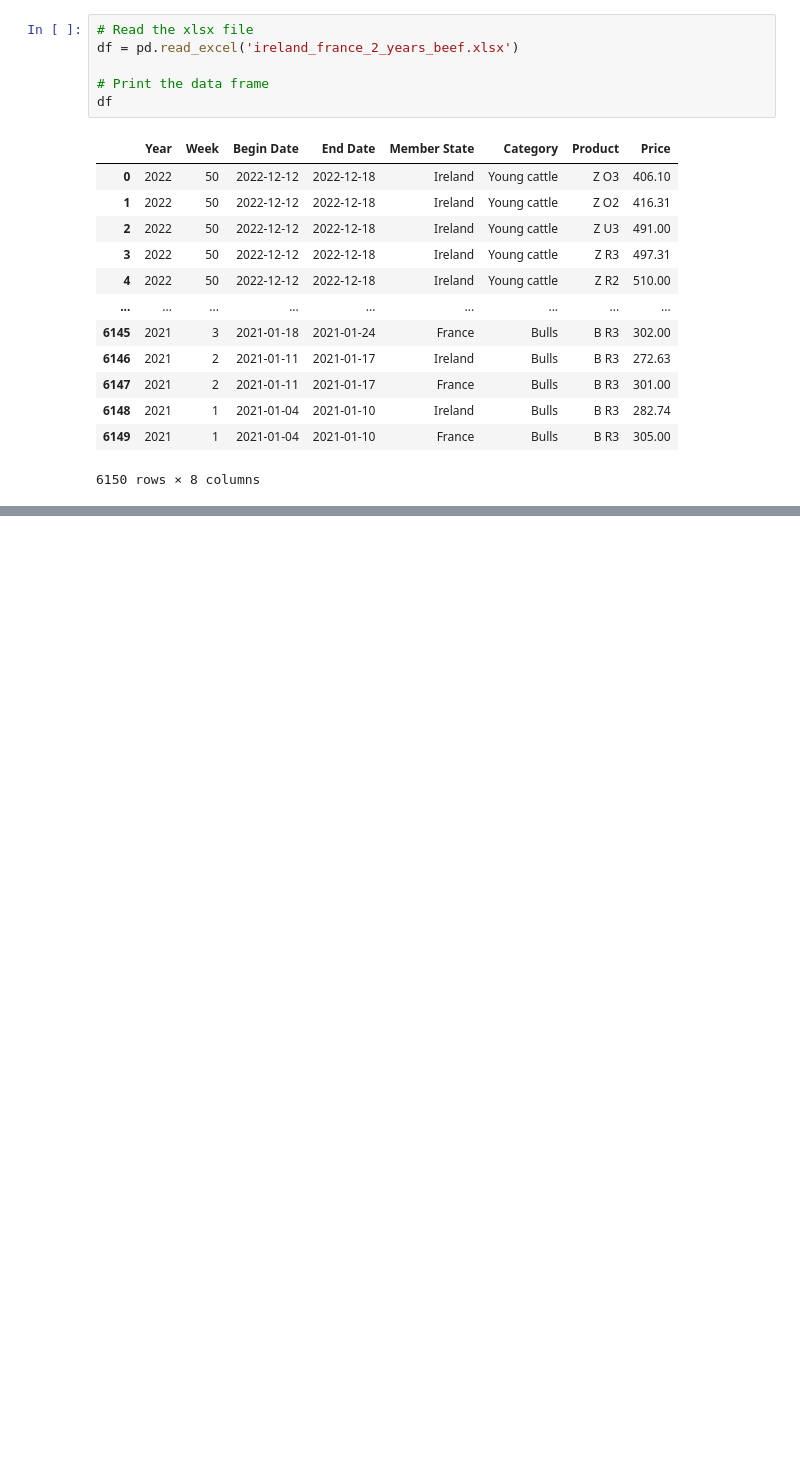
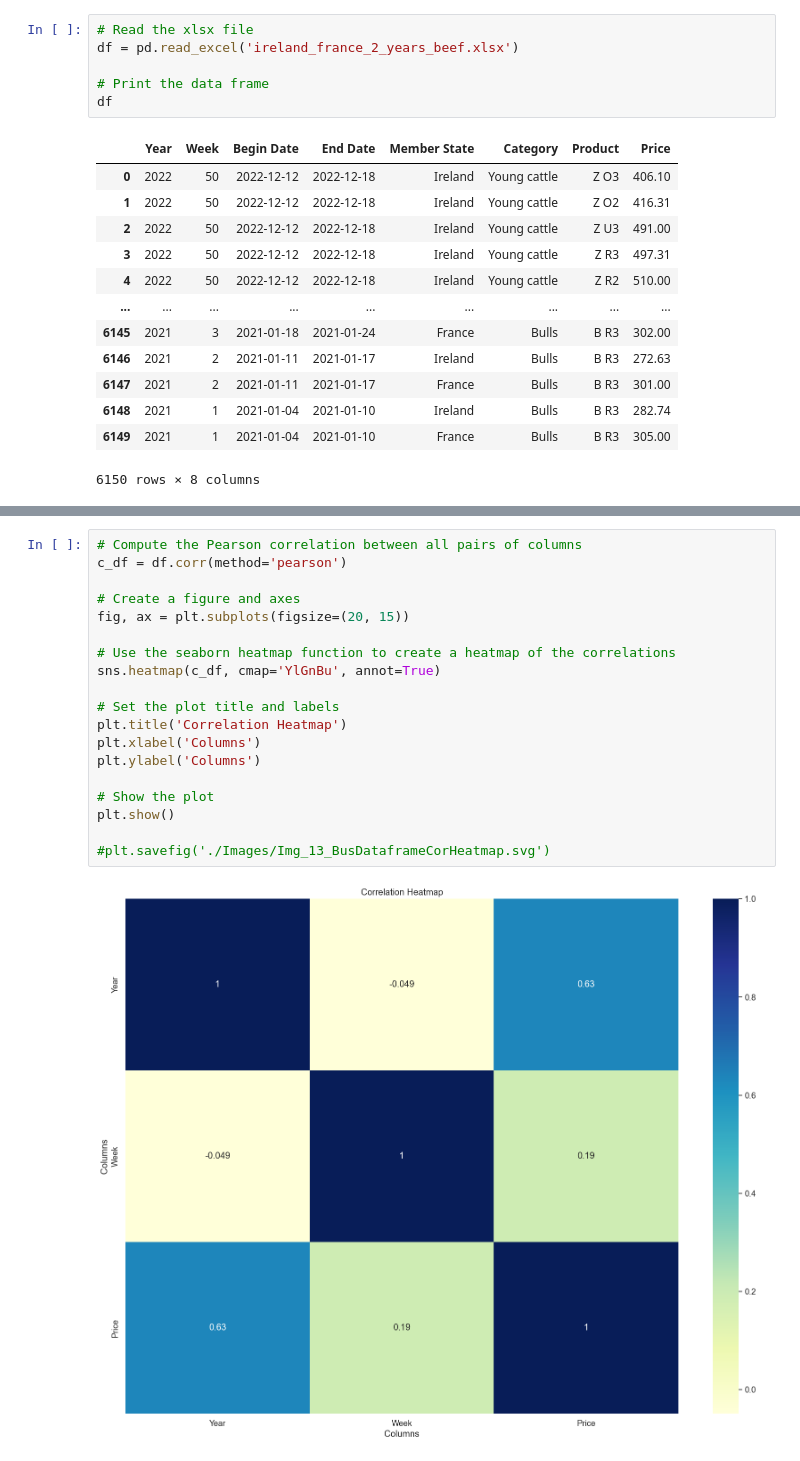
Before and after one commit to sba22222/CA2, a Jupyter notebook: CA2_TAKE2.ipynb, the cells around one changed output, grey strips where cells are left out. Cells and saved outputs as stored; diff of their text form; blank space fills up the shorter version.

```diff
--- a/CA2_TAKE2.ipynb
+++ b/CA2_TAKE2.ipynb
@@ -39,0 +97,21 @@ plt.ylabel('Prices');
+# %%
+# Compute the Pearson correlation between all pairs of columns
+c_df = df.corr(method='pearson')
+
+# Create a figure and axes
+fig, ax = plt.subplots(figsize=(20, 15))
+
+# Use the seaborn heatmap function to create a heatmap of the correlations
+sns.heatmap(c_df, cmap='YlGnBu', annot=True)
+
+# Set the plot title and labels
+plt.title('Correlation Heatmap')
+plt.xlabel('Columns')
+plt.ylabel('Columns')
+
+# Show the plot
+plt.show()
+
+#plt.savefig('./Images/Img_13_BusDataframeCorHeatmap.svg')
+# %% [output]
+[figure, added]
```
Also changed, not shown: parts of 15 cells of this notebook.
